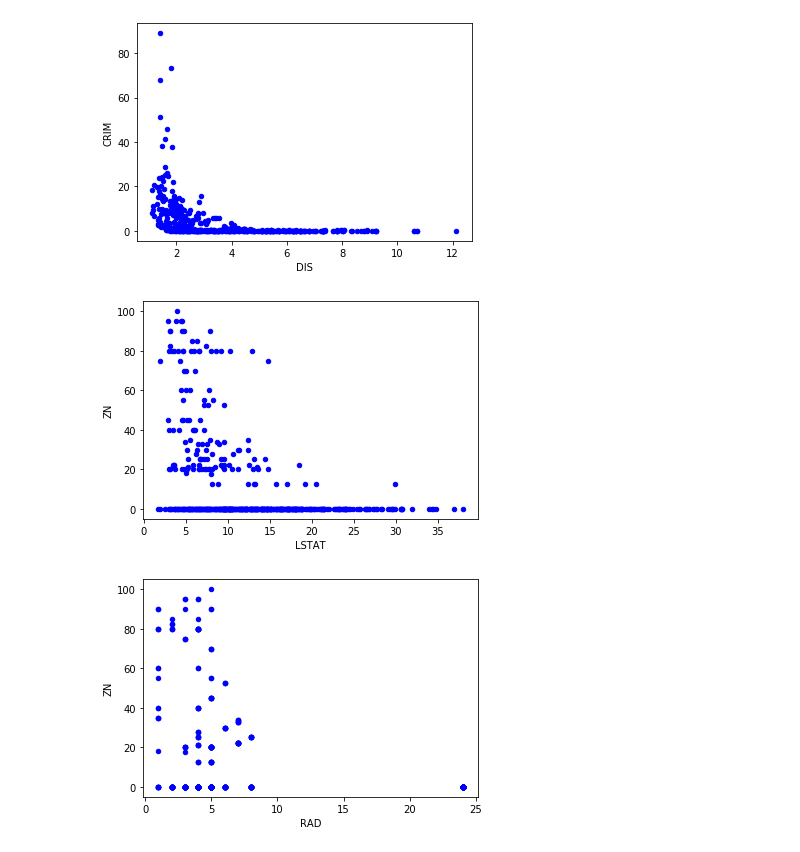
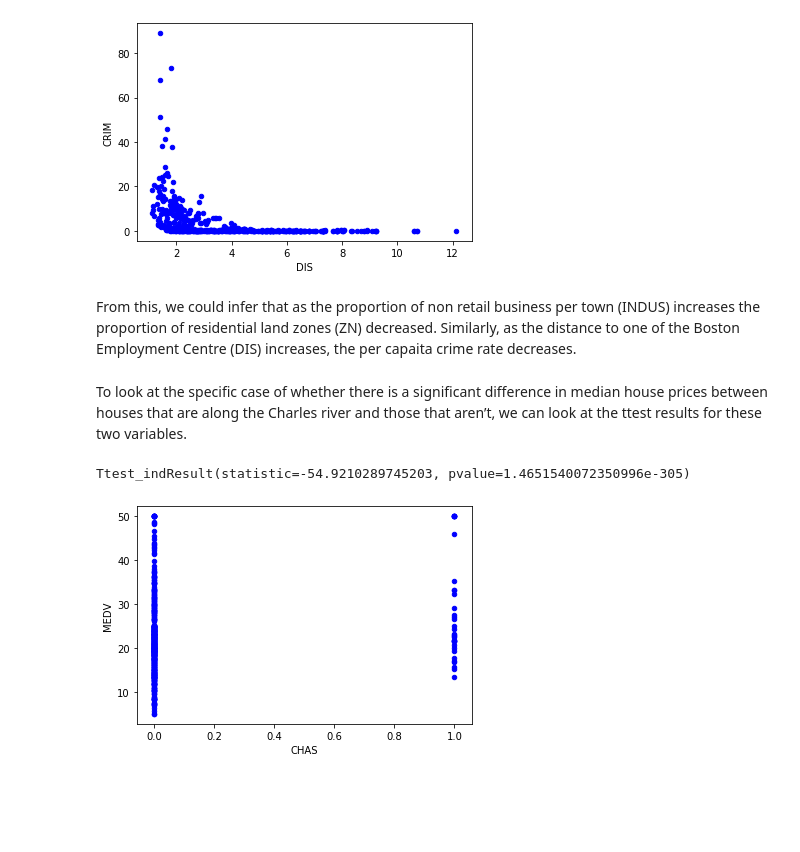
Before and after one commit to MKelly1303/52954_Project_2019, a Jupyter notebook: 52954_Project_Notebook.ipynb, the cells around one changed output. Drawn from its saved outputs; the diff is of its cells as text; code cells hidden in the pictures; blank space fills up the shorter version.

```diff
--- a/52954_Project_Notebook.ipynb
+++ b/52954_Project_Notebook.ipynb
@@ -327,13 +317,16 @@ df.plot(kind='scatter',x='DIS',y='CRIM',color='blue')
 plt.show()
 # %% [output]
 [figure]
+# %% [markdown]
+From this, we could infer that as the proportion of non retail business per town (INDUS) increases the proportion of residential land zones (ZN) decreased. Similarly, as the distance to one of the Boston Employment Centre (DIS) increases, the per capaita crime rate decreases.
+# %% [markdown]
+To look at the specific case of whether there is a signiﬁcant diﬀerence in median house prices between houses that are along the Charles river and those that aren’t, we can look at the ttest results for these two variables.
+# %%
+ss.ttest_ind(df['CHAS'], df['MEDV'])
+# %% [output]
+Ttest_indResult(statistic=-54.9210289745203, pvalue=1.4651540072350996e-305)
 # %%
-df.plot(kind='scatter',x='LSTAT',y='ZN',color='blue')
+df.plot(kind='scatter',x='CHAS',y='MEDV',color='blue')
 plt.show()
 # %% [output]
-[figure, old version]
+[figure, new version]
-# %%
-df.plot(kind='scatter',x='RAD',y='ZN',color='blue')
-plt.show()
-# %% [output]
-[figure, removed]
```
Also changed, not shown: parts of 14 cells of this notebook, 1 other file.
